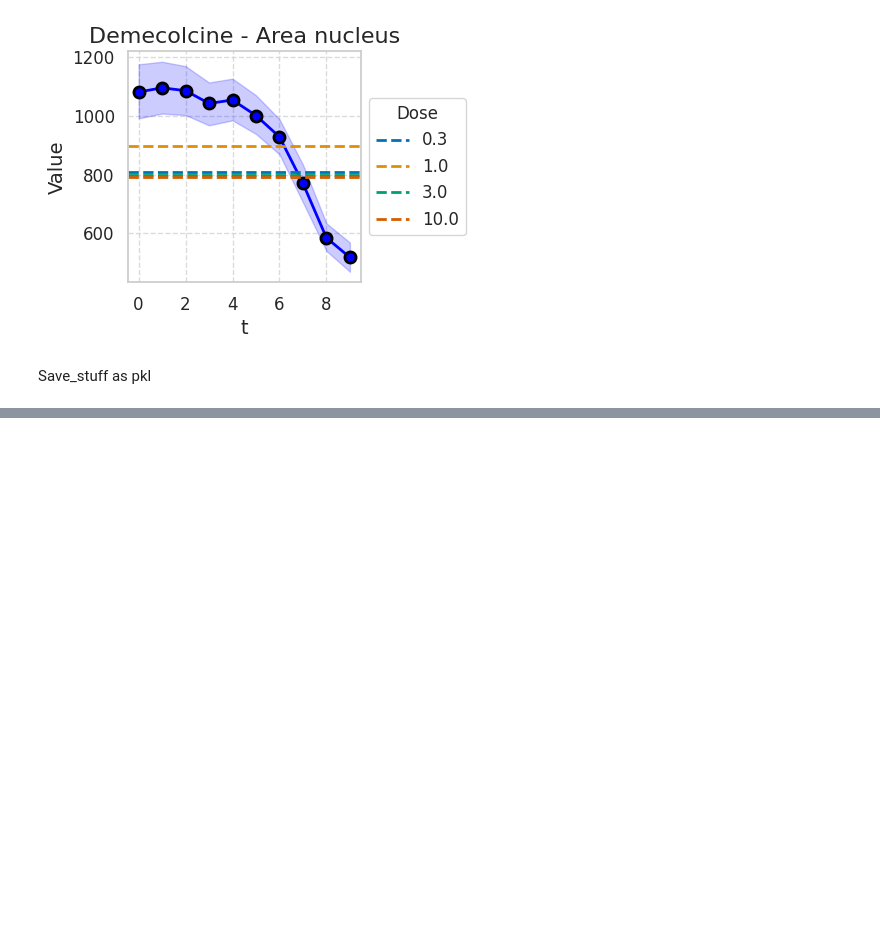
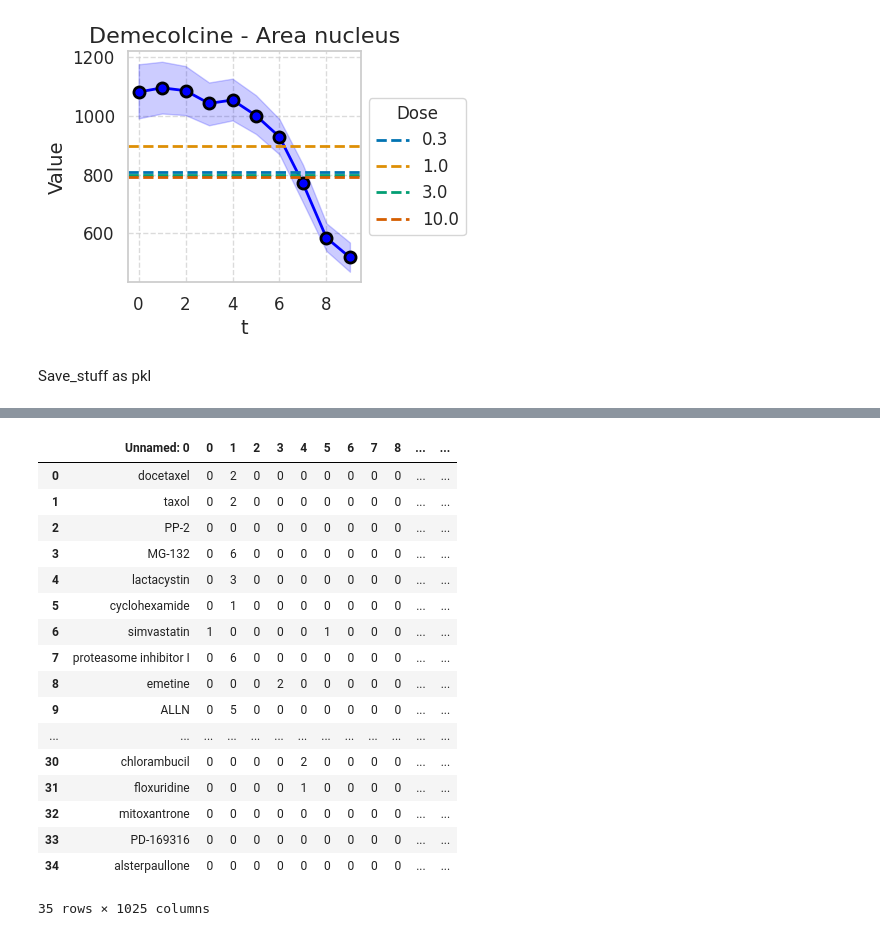
Before and after one commit to theislab/IMPA, a Jupyter notebook: notebooks/cpg0000/corrections_old_paper/analysis_dose_interpolation.ipynb, the cells around one changed output, grey strips where cells are left out. Saved outputs shown, nothing was run; the diff lists cells and outputs as text; code cells hidden in the pictures; blank space fills up the shorter version.

```diff
--- a/notebooks/cpg0000/corrections_old_paper/analysis_dose_interpolation.ipynb
+++ b/notebooks/cpg0000/corrections_old_paper/analysis_dose_interpolation.ipynb
@@ -1966,0 +1990,21 @@ with open("/home/icb/alessandro.palma/environment/IMPA/IMPA/project_folder/exper
+# %%
+pd.read_csv("/home/icb/alessandro.palma/environment/IMPA/IMPA/embeddings/csv/emb_fp.csv")
+# %% [output]
+|  | Unnamed: 0 | 0 | 1 | 2 | 3 | 4 | 5 | 6 | 7 | 8 | ... | ... |
+| 0 | docetaxel | 0 | 2 | 0 | 0 | 0 | 0 | 0 | 0 | 0 | ... | ... |
+| 1 | taxol | 0 | 2 | 0 | 0 | 0 | 0 | 0 | 0 | 0 | ... | ... |
+| 2 | PP-2 | 0 | 0 | 0 | 0 | 0 | 0 | 0 | 0 | 0 | ... | ... |
+| 3 | MG-132 | 0 | 6 | 0 | 0 | 0 | 0 | 0 | 0 | 0 | ... | ... |
+| 4 | lactacystin | 0 | 3 | 0 | 0 | 0 | 0 | 0 | 0 | 0 | ... | ... |
+| 5 | cyclohexamide | 0 | 1 | 0 | 0 | 0 | 0 | 0 | 0 | 0 | ... | ... |
+| 6 | simvastatin | 1 | 0 | 0 | 0 | 0 | 1 | 0 | 0 | 0 | ... | ... |
+| 7 | proteasome inhibitor I | 0 | 6 | 0 | 0 | 0 | 0 | 0 | 0 | 0 | ... | ... |
+| 8 | emetine | 0 | 0 | 0 | 2 | 0 | 0 | 0 | 0 | 0 | ... | ... |
+| 9 | ALLN | 0 | 5 | 0 | 0 | 0 | 0 | 0 | 0 | 0 | ... | ... |
+| ... | ... | ... | ... | ... | ... | ... | ... | ... | ... | ... | ... | ... |
+| 30 | chlorambucil | 0 | 0 | 0 | 0 | 2 | 0 | 0 | 0 | 0 | ... | ... |
+| 31 | floxuridine | 0 | 0 | 0 | 0 | 1 | 0 | 0 | 0 | 0 | ... | ... |
+| 32 | mitoxantrone | 0 | 0 | 0 | 0 | 0 | 0 | 0 | 0 | 0 | ... | ... |
+| 33 | PD-169316 | 0 | 0 | 0 | 0 | 0 | 0 | 0 | 0 | 0 | ... | ... |
+| 34 | alsterpaullone | 0 | 0 | 0 | 0 | 0 | 0 | 0 | 0 | 0 | ... | ... |
+35 rows × 1025 columns
```
Also changed, not shown: parts of 2 cells of this notebook, 5 other files.
